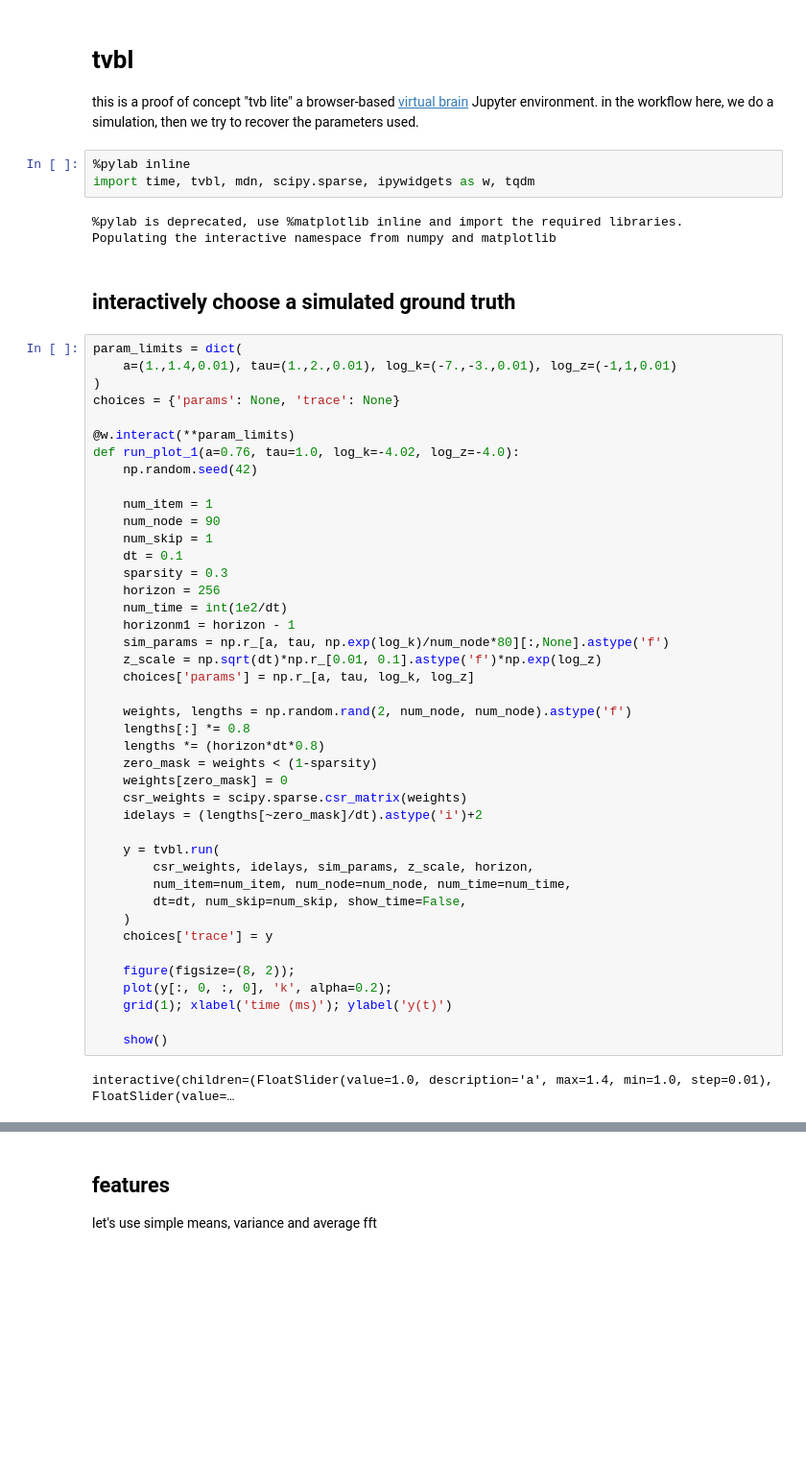
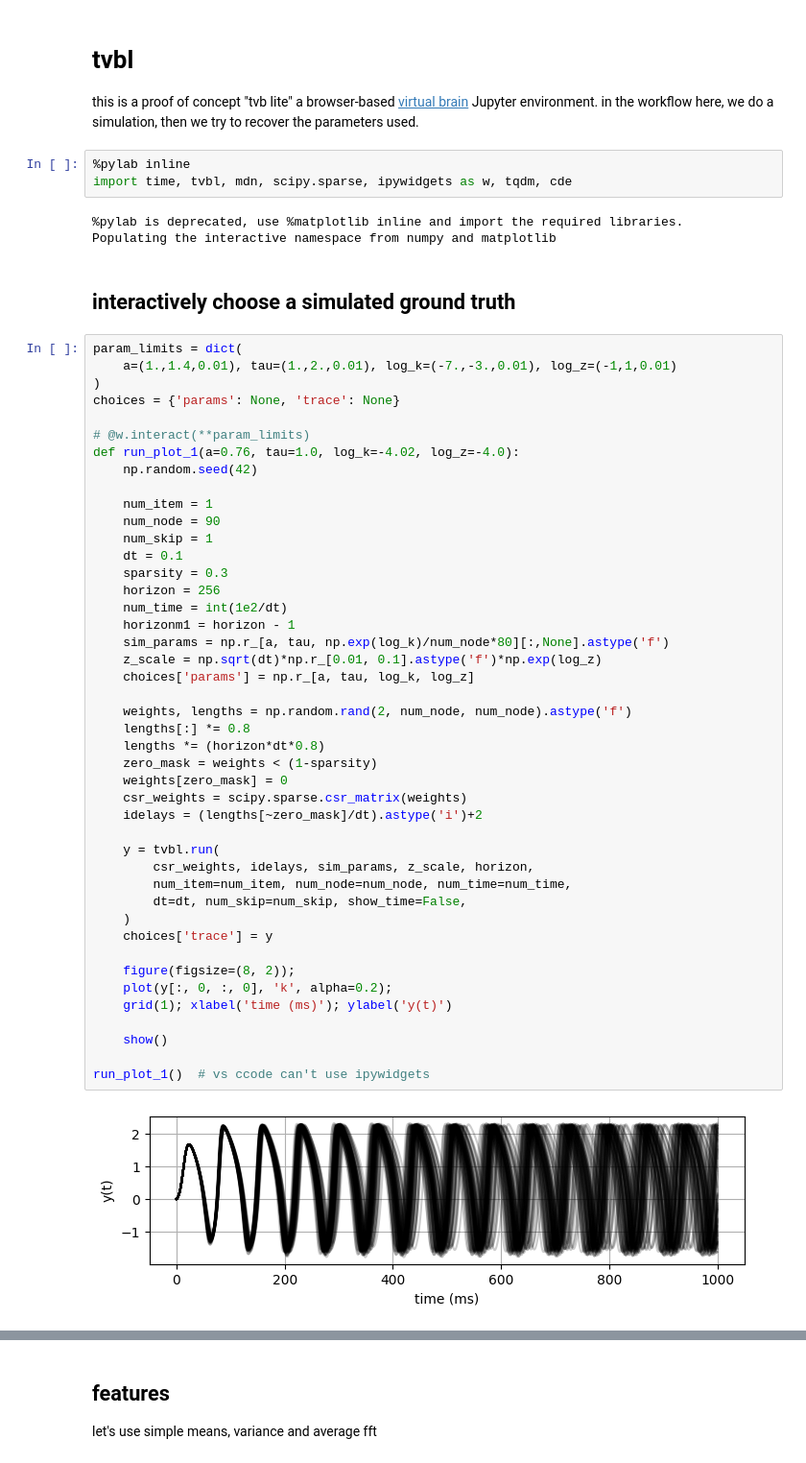
Before and after one commit to maedoc/tvbl, a Jupyter notebook: content/demo.ipynb, the cells around one changed output, grey strips where cells are left out. Shown at 96% size. Cells and saved outputs as stored; diff of their text form; blank space fills up the shorter version.

```diff
--- a/content/demo.ipynb
+++ b/content/demo.ipynb
@@ -5,7 +5,7 @@ this is a proof of concept "tvb lite" a browser-based [virtual brain](thevirtual
 environment.  in the workflow here, we do a simulation, then we try to recover the parameters used.
 # %%
 %pylab inline
-import time, tvbl, mdn, scipy.sparse, ipywidgets as w, tqdm
+import time, tvbl, mdn, scipy.sparse, ipywidgets as w, tqdm, cde
 # %% [output]
 %pylab is deprecated, use %matplotlib inline and import the required libraries.
 Populating the interactive namespace from numpy and matplotlib
@@ -17,7 +17,7 @@ param_limits = dict(
 )
 choices = {'params': None, 'trace': None}
 
-@w.interact(**param_limits)
+# @w.interact(**param_limits)
 def run_plot_1(a=0.76, tau=1.0, log_k=-4.02, log_z=-4.0):
     np.random.seed(42)
 
@@ -27,34 +27,36 @@ def run_plot_1(a=0.76, tau=1.0, log_k=-4.02, log_z=-4.0):
     dt = 0.1
     sparsity = 0.3
     horizon = 256
     num_time = int(1e2/dt)
     horizonm1 = horizon - 1
     sim_params = np.r_[a, tau, np.exp(log_k)/num_node*80][:,None].astype('f')
     z_scale = np.sqrt(dt)*np.r_[0.01, 0.1].astype('f')*np.exp(log_z)
     choices['params'] = np.r_[a, tau, log_k, log_z]
 
     weights, lengths = np.random.rand(2, num_node, num_node).astype('f')
     lengths[:] *= 0.8
     lengths *= (horizon*dt*0.8)
     zero_mask = weights < (1-sparsity)
     weights[zero_mask] = 0
     csr_weights = scipy.sparse.csr_matrix(weights)
     idelays = (lengths[~zero_mask]/dt).astype('i')+2
 
     y = tvbl.run(
         csr_weights, idelays, sim_params, z_scale, horizon,
         num_item=num_item, num_node=num_node, num_time=num_time,
         dt=dt, num_skip=num_skip, show_time=False,
     )
     choices['trace'] = y
 
     figure(figsize=(8, 2));
     plot(y[:, 0, :, 0], 'k', alpha=0.2);
     grid(1); xlabel('time (ms)'); ylabel('y(t)')
 
     show()
+
+run_plot_1()  # vs ccode can't use ipywidgets
 # %% [output]
-interactive(children=(FloatSlider(value=1.0, description='a', max=1.4, min=1.0, step=0.01), FloatSlider(value=…
+[figure, added]
 # %%
 choices['params'], param_limits
 # %% [output]
```
Also changed, not shown: parts of 1 cell of this notebook, 3 other files.
